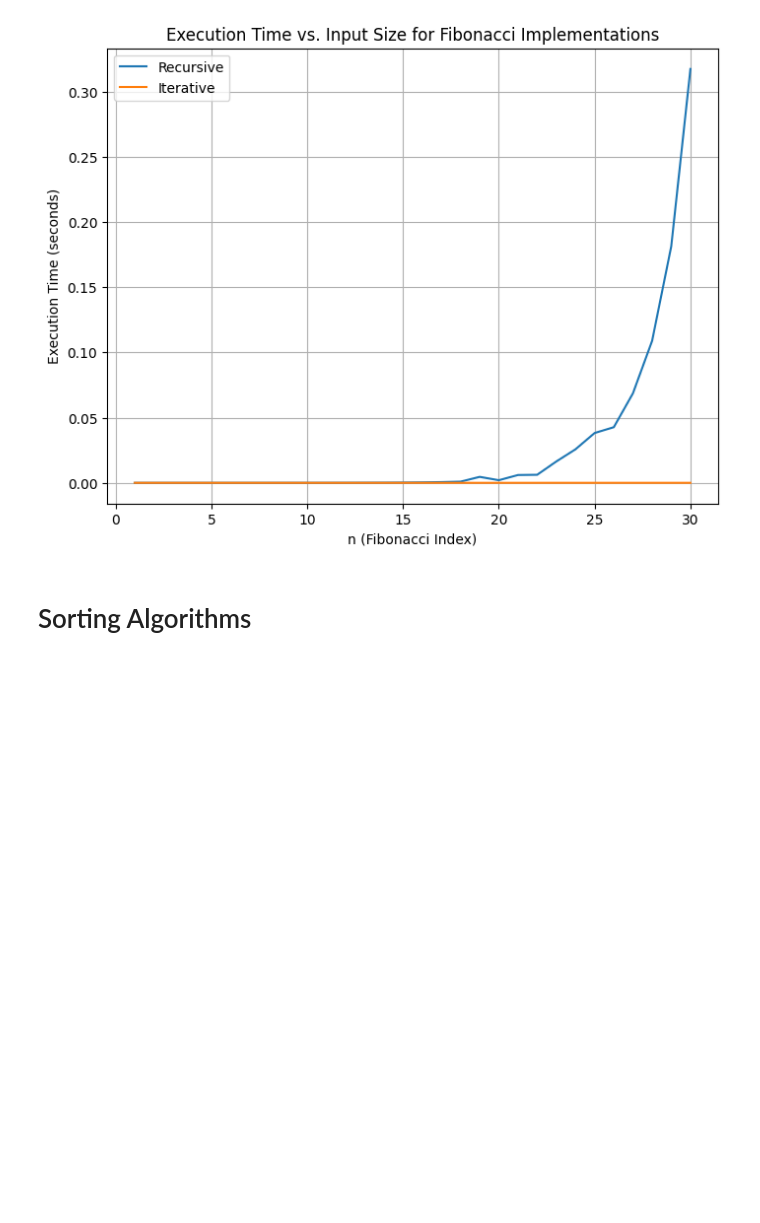
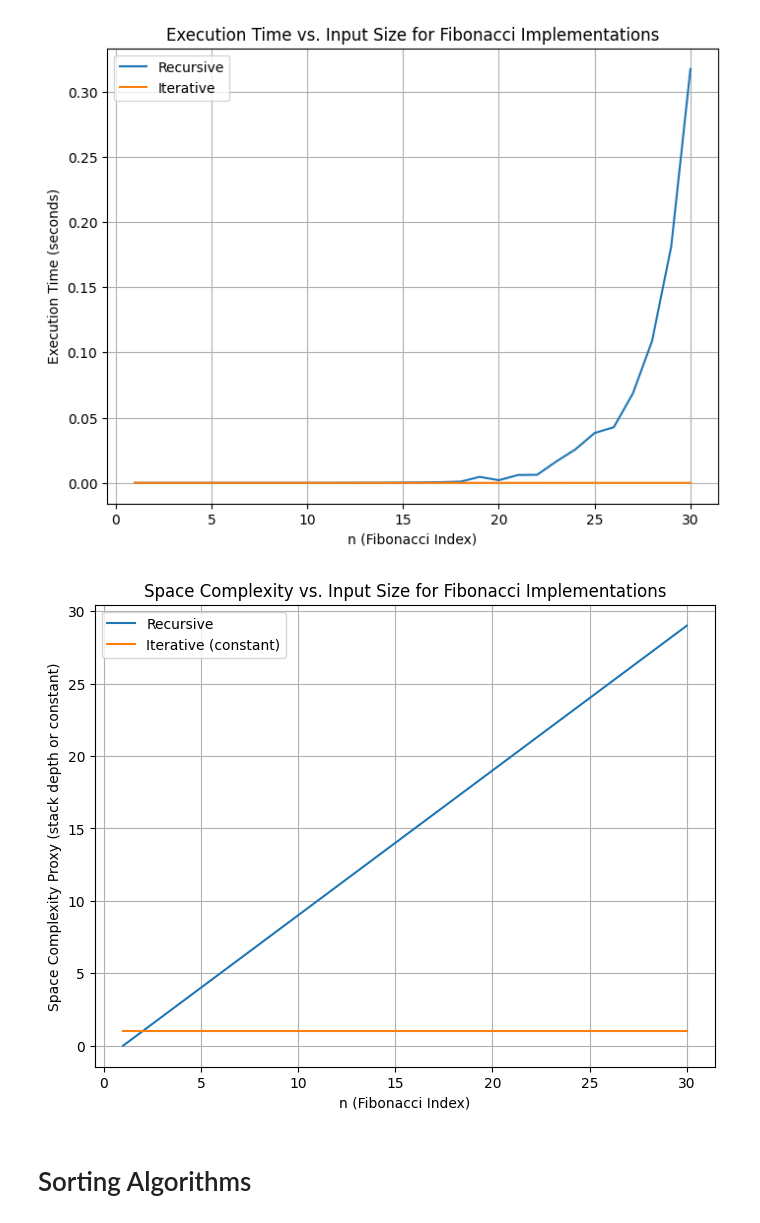
Before and after one commit to BigBeanTheory/algo-efficiency-mini-project-gurneesh, a Jupyter notebook: algo_efficiency.ipynb, the cells around one changed output. Saved outputs shown, nothing was run; the diff lists cells and outputs as text; code cells hidden in the pictures; blank space fills up the shorter version.

```diff
--- a/algo_efficiency.ipynb
+++ b/algo_efficiency.ipynb
@@ -62,6 +62,51 @@ plt.savefig('fib_impl.png', dpi=150, bbox_inches='tight')
 plt.show()
 # %% [output]
 [figure]
+# %%
+import matplotlib.pyplot as plt
+import sys
+
+# Increase recursion limit to handle deeper recursion for larger n
+sys.setrecursionlimit(10000)
+
+# Global variable to track maximum depth
+max_depth = 0
+
+def fib_recursive_depth(n, depth=0):
+    global max_depth
+    if depth > max_depth:
+        max_depth = depth
+    if n <= 1:
+        return n
+    return fib_recursive_depth(n-1, depth+1) + fib_recursive_depth(n-2, depth+1)
+
+# Range of n values
+ns = list(range(1, 31))
+
+# Lists to store space complexity proxies
+recursive_space = []
+iterative_space = []
+
+for n in ns:
+    global max_depth
+    max_depth = 0
+    fib_recursive_depth(n)
+    recursive_space.append(max_depth)  # Max stack depth as proxy for recursive space
+    iterative_space.append(1)  # Constant space for iterative
+
+# Create the plot
+plt.figure(figsize=(8, 6))
+plt.plot(ns, recursive_space, label='Recursive')
+plt.plot(ns, iterative_space, label='Iterative (constant)')
+plt.xlabel('n (Fibonacci Index)')
+plt.ylabel('Space Complexity Proxy (stack depth or constant)')
+plt.title('Space Complexity vs. Input Size for Fibonacci Implementations')
+plt.legend()
+plt.grid(True)
+plt.savefig('fib_space_complexity.png', dpi=150, bbox_inches='tight')
+plt.show()
+# %% [output]
+[figure, added]
 # %% [markdown]
 # Sorting Algorithms
 # %% [markdown]
```
Also changed, not shown: parts of 1 cell of this notebook, 2 other files.
